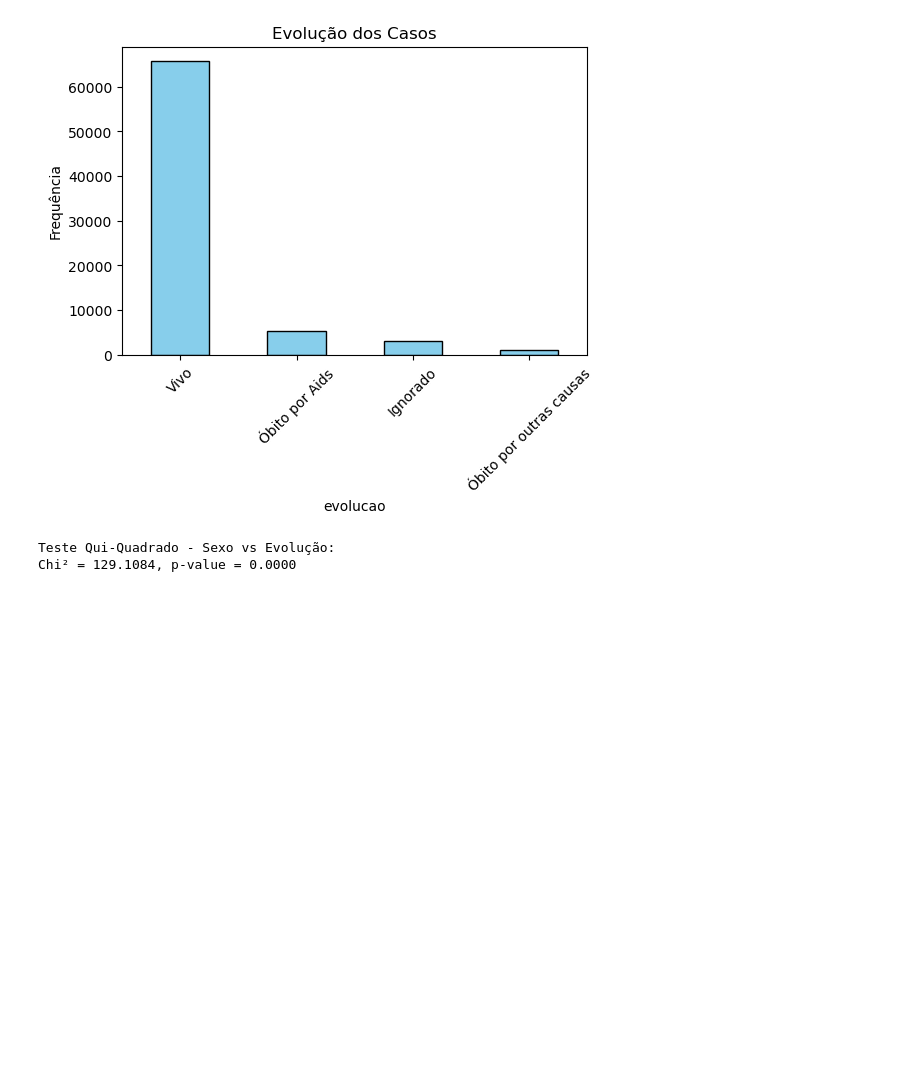
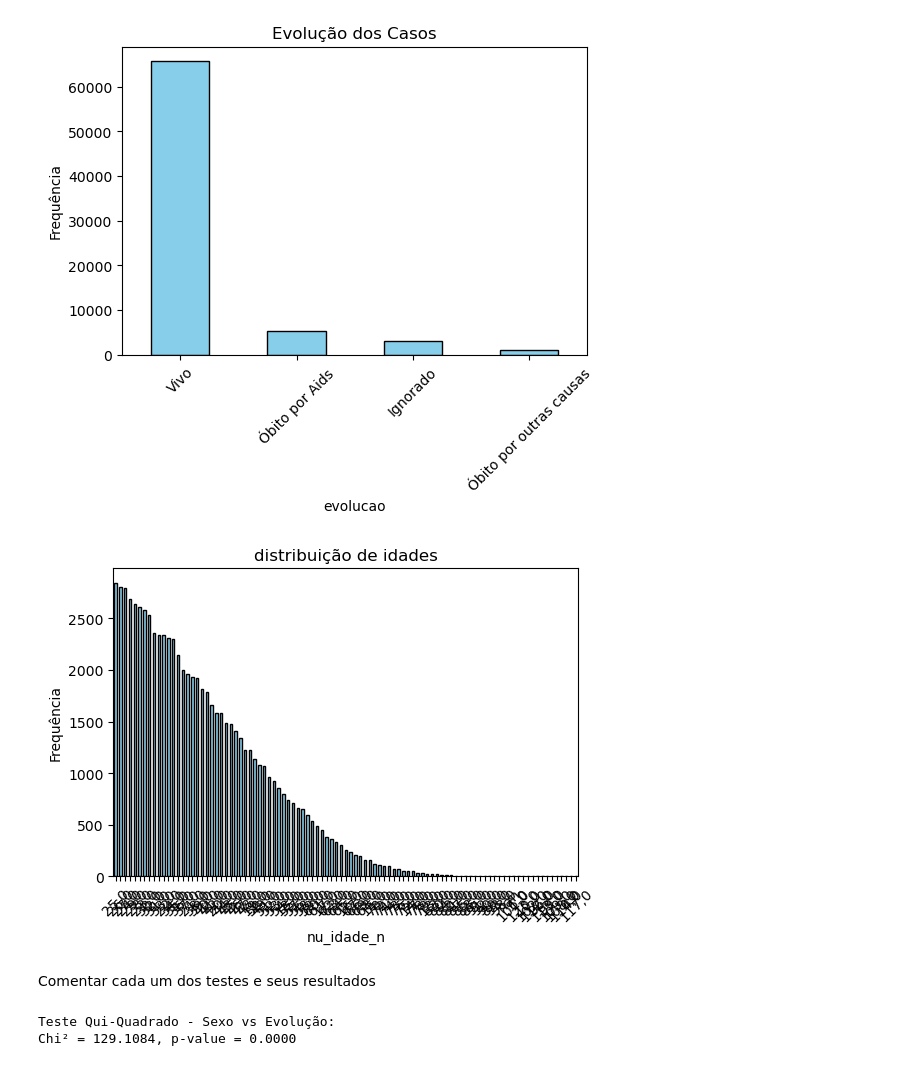
Before and after one commit to GRBadas/HandsONEntrega, a Jupyter notebook: HealthyData.ipynb, the cells around one changed output. Cells and saved outputs as stored; diff of their text form; code cells hidden in the pictures; blank space fills up the shorter version.

```diff
--- a/HealthyData.ipynb
+++ b/HealthyData.ipynb
@@ -260,8 +263,14 @@ plot_bar("cs_escol_n", "Distribuição por Escolaridade")
 plot_bar("evolucao", "Evolução dos Casos")
 # %% [output]
 [figure]
+# %%
+plot_bar("nu_idade_n", "distribuição de idades")
+# %% [output]
+[figure, added]
 # %%
 import numpy as np
+# %% [markdown]
+Comentar cada um dos testes e seus resultados
 # %%
 from scipy.stats import chi2_contingency
 
```
Also changed, not shown: parts of 3 cells of this notebook.
